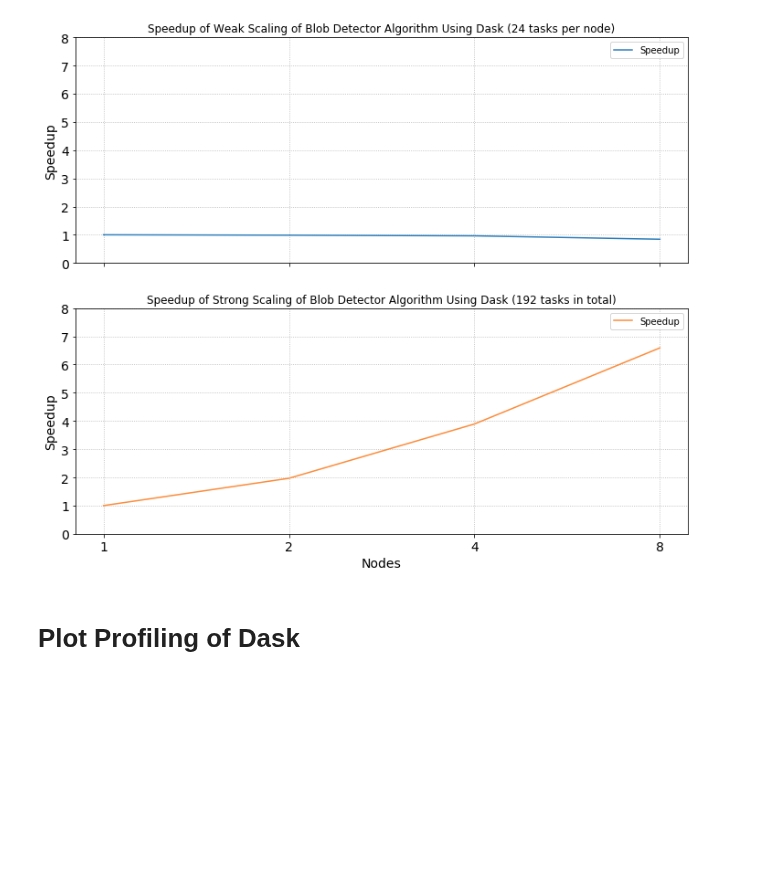
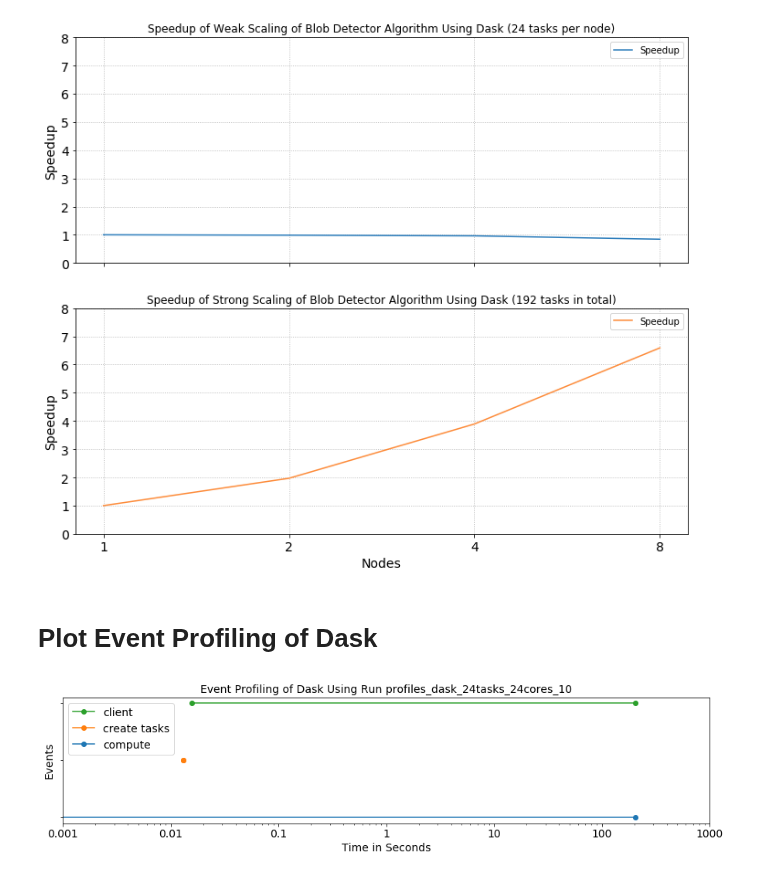
Before and after one commit to radical-experiments/midas_exps, a Jupyter notebook: blobDetector/Dask/blobdetector_dask_plots.ipynb, the cells around one changed output. Drawn from its saved outputs; the diff is of its cells as text; code cells hidden in the pictures; blank space fills up the shorter version.

Commit message:
event profiling of dask

```diff
--- a/blobDetector/Dask/blobdetector_dask_plots.ipynb
+++ b/blobDetector/Dask/blobdetector_dask_plots.ipynb
@@ -369,4 +367,4 @@ axes[1].legend(['Speedup'])
 <matplotlib.legend.Legend at 0x...>
 [figure]
 # %% [markdown]
-# Plot Profiling of Dask
+# Plot Event Profiling of Dask
@@ -399,0 +371,25 @@ for weak_config, strong_config in zip(weak_data_configs, strong_data_configs):
+# %%
+fig, axes = plt.subplots(nrows=1,ncols=1,sharex=True,sharey=True)
+fig.set_size_inches(15,3)
+
+csv_file = os.path.join(folder, 'profiles_dask_24tasks_24cores_%s.csv' % 10)
+
+raw_datadf = pd.read_csv(csv_file)
+raw_datadf['times'] -= raw_datadf['times'][0]
+raw_datadf['times_index'] = [1,1,2,2,3,3]
+
+for key, group in raw_datadf.groupby('times_index'):
+    axes.plot(group.times, group.times_index, marker='o')
+    axes.set_xscale('log')
+    axes.set_ylabel('Events',fontsize=14)
+    axes.set_xlabel('Time in Seconds',fontsize=14)
+    axes.set_xticks([10**i for i in range(-3,4)])
+    axes.set_xticklabels([str(10**i) for i in range(-3,4)], fontsize=14)
+    axes.set_yticks([i for i in range(1,4)])
+    axes.set_yticklabels([])
+    axes.set_title('Event Profiling of Dask Using Run %s' % ('profiles_dask_24tasks_24cores_%s' % 10), fontsize=14)
+    handles, labels = axes.get_legend_handles_labels()
+    axes.legend(reversed(handles), ['client', 'create tasks', 'compute'], loc='upper left', fontsize=14)
+plt.show()
+# %% [output]
+[figure, added]
```
Also changed, not shown: parts of 3 cells of this notebook.
